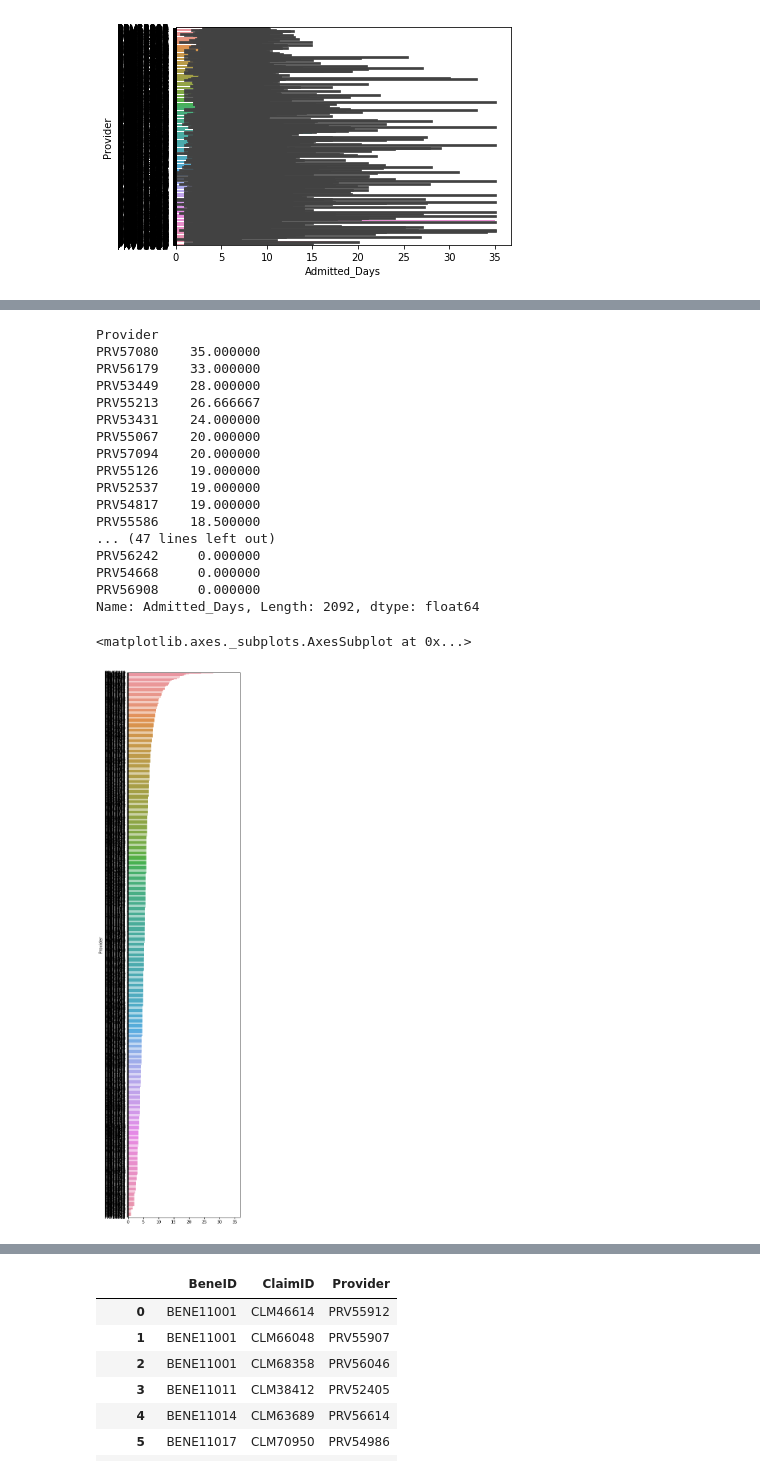
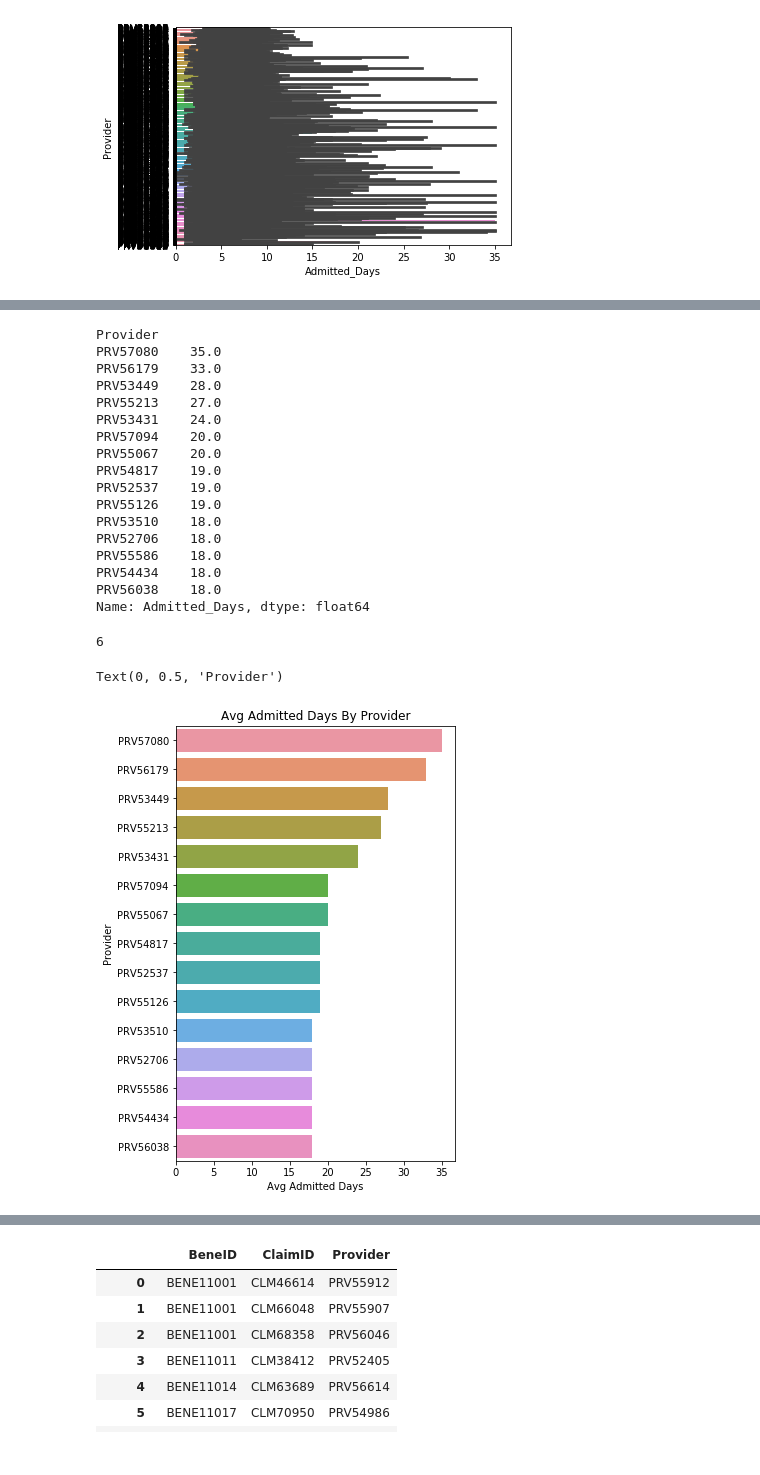
Before and after one commit to whohuhwhat/HC_Prov_Fraud, a Jupyter notebook: Inpt Outpt.ipynb, the cells around one changed output, grey strips where cells are left out. Drawn from its saved outputs; the diff is of its cells as text; code cells hidden in the pictures.

```diff
--- a/Inpt Outpt.ipynb
+++ b/Inpt Outpt.ipynb
@@ -145,27 +231,34 @@ sns.barplot(tr_in['Admitted_Days'], tr_in['Provider'])
 # %%
-admit_days_mean = tr_in.groupby(['Provider']).Admitted_Days.mean().sort_values(ascending=False)
-admit_days_mean
+admit_days_mean = round(tr_in.groupby(['Provider']).Admitted_Days.mean()).sort_values(ascending=False)
+admit_days_mean.head(15)
 # %% [output]
 Provider
-PRV57080    35.000000
-PRV56179    33.000000
-PRV53449    28.000000
-PRV55213    26.666667
-PRV53431    24.000000
-PRV55067    20.000000
-PRV57094    20.000000
-PRV55126    19.000000
-PRV52537    19.000000
-PRV54817    19.000000
-PRV55586    18.500000
-... (47 lines left out)
-PRV56242     0.000000
-PRV54668     0.000000
-PRV56908     0.000000
-Name: Admitted_Days, Length: 2092, dtype: float64
+PRV57080    35.0
+PRV56179    33.0
+PRV53449    28.0
+PRV55213    27.0
+PRV53431    24.0
+PRV57094    20.0
+PRV55067    20.0
+PRV54817    19.0
+PRV52537    19.0
+PRV55126    19.0
+PRV53510    18.0
+PRV52706    18.0
+PRV55586    18.0
+PRV54434    18.0
+PRV56038    18.0
+Name: Admitted_Days, dtype: float64
+# %%
+round(tr_in.Admitted_Days.mean())
+# %% [output]
+6
 # %%
-plt.figure(figsize=(5,25))
-sns.barplot(admit_days_mean.values, admit_days_mean.index)
+plt.figure(figsize=(5,8))
+sns.barplot(admit_days_mean.values[:15], admit_days_mean.index[:15])
+plt.title('Avg Admitted Days By Provider')
+plt.xlabel('Avg Admitted Days')
+plt.ylabel('Provider')
 # %% [output]
-<matplotlib.axes._subplots.AxesSubplot at 0x...>
+Text(0, 0.5, 'Provider')
-[figure, old version]
+[figure, new version]
```
Also changed, not shown: parts of 33 cells of this notebook, 1 other file.
